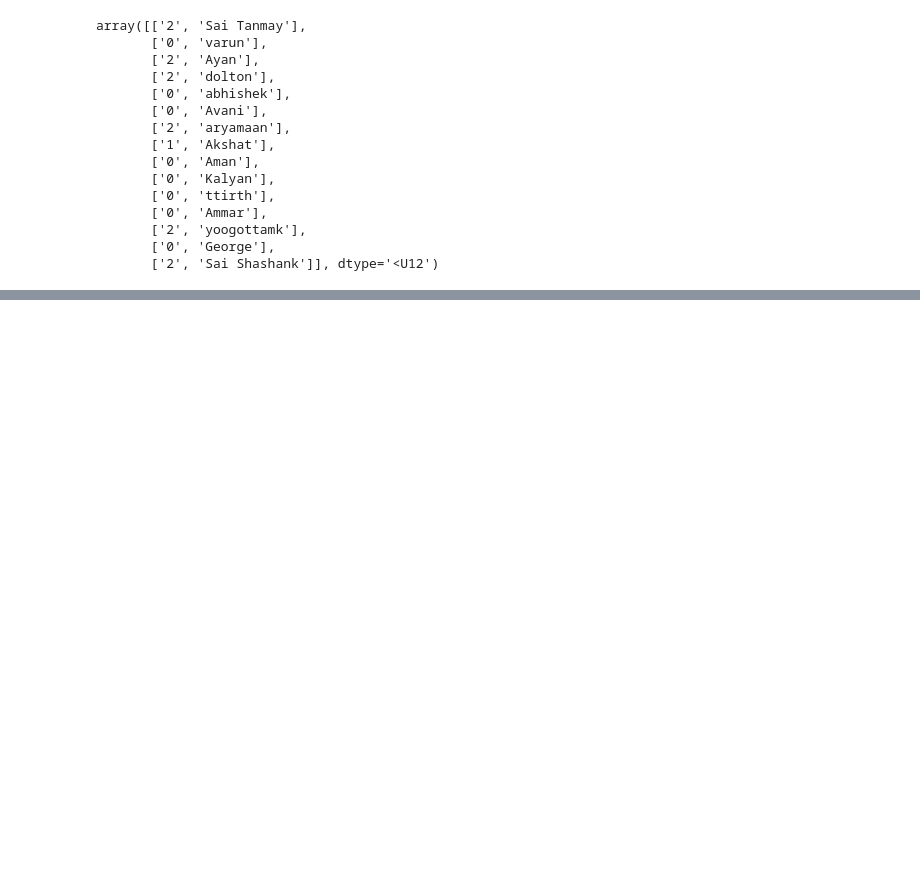
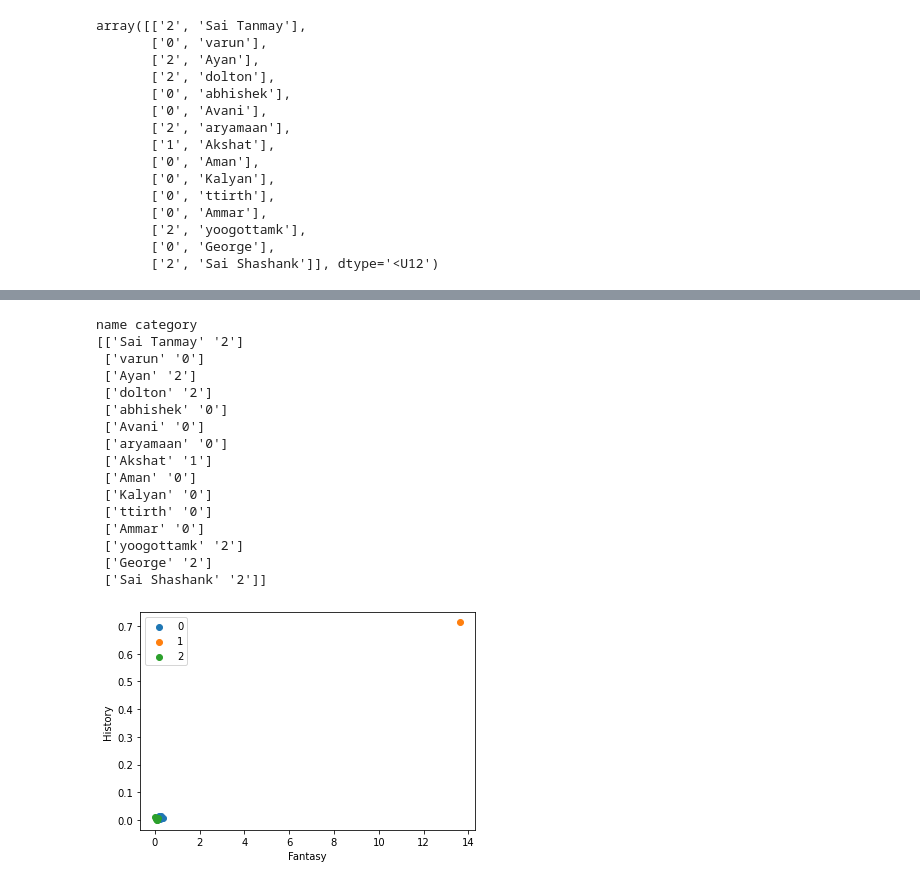
Before and after one commit to avani17101/CVIT-Workshop, a Jupyter notebook: day8/afternoon/kMeans.ipynb, the cells around one changed output, grey strips where cells are left out. Drawn from its saved outputs; the diff is of its cells as text; code cells hidden in the pictures; blank space fills up the shorter version.

```diff
--- a/day8/afternoon/kMeans.ipynb
+++ b/day8/afternoon/kMeans.ipynb
@@ -218,0 +311,20 @@ array([['2', 'Sai Tanmay'],
+# %%
+kmeans_two_categories(freqdf,'Fantasy','History',3)
+# %% [output]
+name category
+[['Sai Tanmay' '2']
+ ['varun' '0']
+ ['Ayan' '2']
+ ['dolton' '2']
+ ['abhishek' '0']
+ ['Avani' '0']
+ ['aryamaan' '0']
+ ['Akshat' '1']
+ ['Aman' '0']
+ ['Kalyan' '0']
+ ['ttirth' '0']
+ ['Ammar' '0']
+ ['yoogottamk' '2']
+ ['George' '2']
+ ['Sai Shashank' '2']]
+[figure, added]
```
Also changed, not shown: parts of 10 cells of this notebook.
